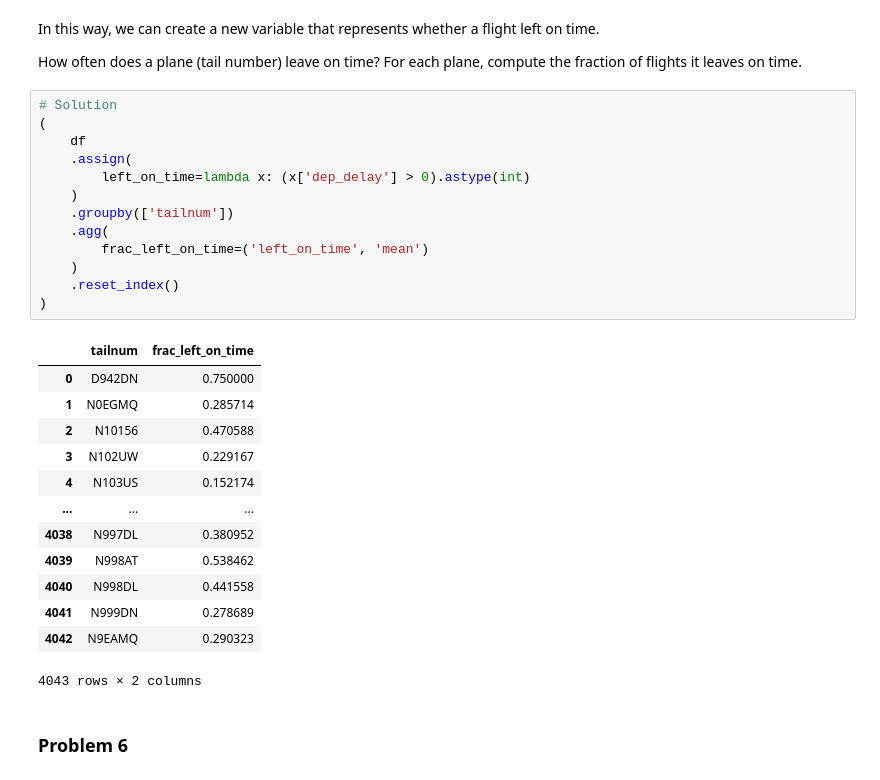
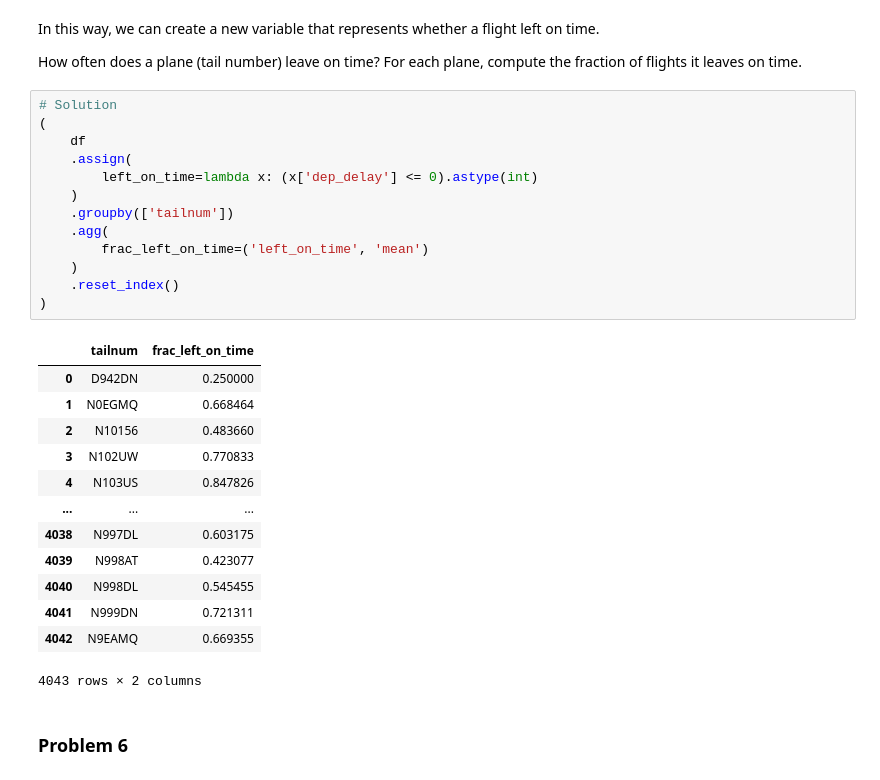
Before and after one commit to usna-dwv/lesson-split-apply-combine, a Jupyter notebook: Lesson 16 Split-Apply-Combine in Pandas.ipynb, the cells around one changed output. Saved outputs shown, nothing was run; the diff lists cells and outputs as text.

```diff
--- a/Lesson 16 Split-Apply-Combine in Pandas.ipynb
+++ b/Lesson 16 Split-Apply-Combine in Pandas.ipynb
@@ -711,29 +711,29 @@ How often does a plane (tail number) leave on time? For each plane, compute the
 # %%
 # Solution
 (
     df
     .assign(
-        left_on_time=lambda x: (x['dep_delay'] > 0).astype(int)
+        left_on_time=lambda x: (x['dep_delay'] <= 0).astype(int)
     )
     .groupby(['tailnum'])
     .agg(
         frac_left_on_time=('left_on_time', 'mean')
     )
     .reset_index()
 )
 # %% [output]
 |  | tailnum | frac_left_on_time |
-| 0 | D942DN | 0.750000 |
-| 1 | N0EGMQ | 0.285714 |
-| 2 | N10156 | 0.470588 |
-| 3 | N102UW | 0.229167 |
-| 4 | N103US | 0.152174 |
+| 0 | D942DN | 0.250000 |
+| 1 | N0EGMQ | 0.668464 |
+| 2 | N10156 | 0.483660 |
+| 3 | N102UW | 0.770833 |
+| 4 | N103US | 0.847826 |
 | ... | ... | ... |
-| 4038 | N997DL | 0.380952 |
-| 4039 | N998AT | 0.538462 |
-| 4040 | N998DL | 0.441558 |
-| 4041 | N999DN | 0.278689 |
-| 4042 | N9EAMQ | 0.290323 |
+| 4038 | N997DL | 0.603175 |
+| 4039 | N998AT | 0.423077 |
+| 4040 | N998DL | 0.545455 |
+| 4041 | N999DN | 0.721311 |
+| 4042 | N9EAMQ | 0.669355 |
 4043 rows × 2 columns
 # %% [markdown]
 ### Problem 6
```
